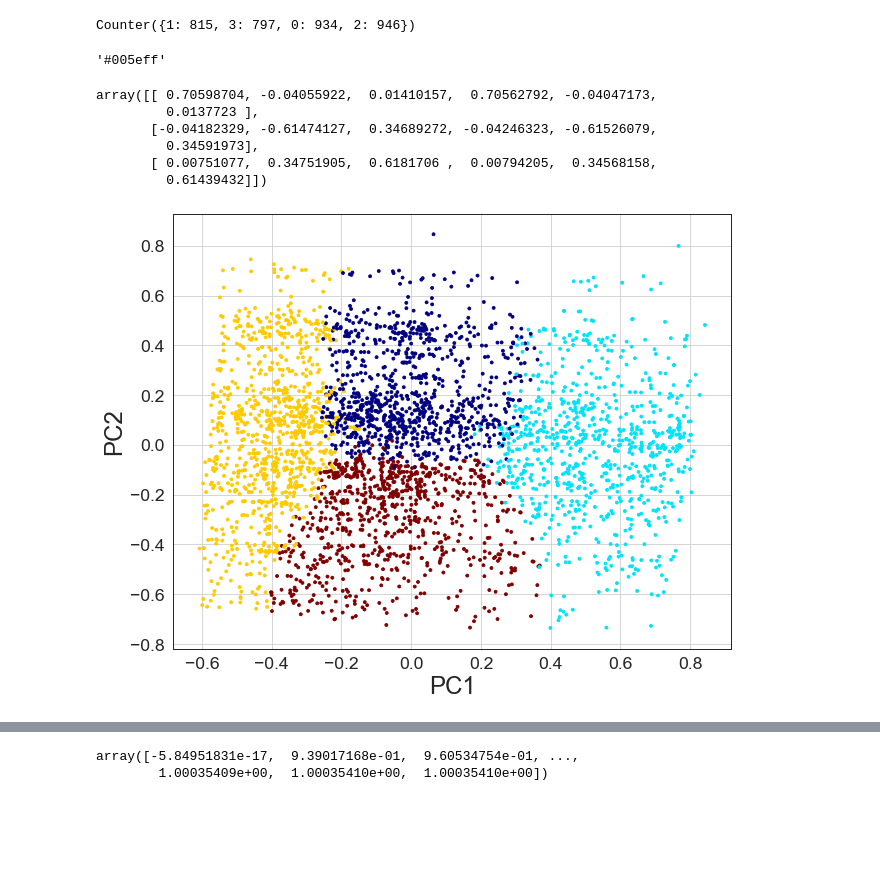
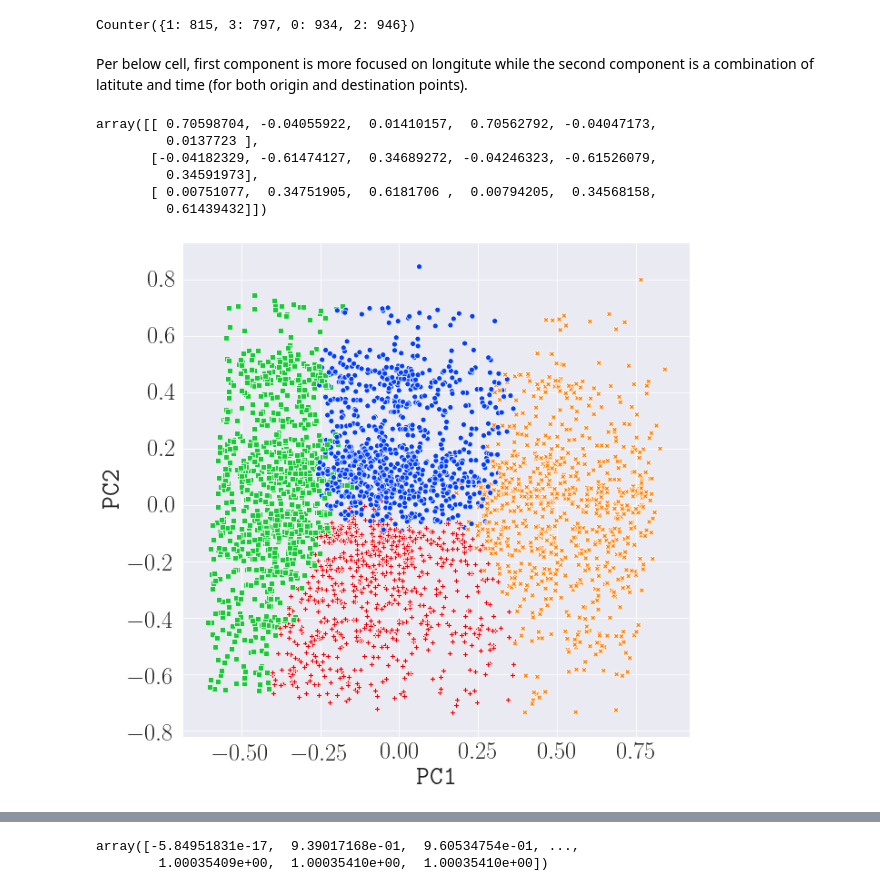
Before and after one commit to rzbhk/playing_with_matches, a Jupyter notebook: notebooks/similarity_trip_clustering_OD_V2.ipynb, the cells around one changed output, grey strips where cells are left out. Saved outputs shown, nothing was run; the diff lists cells and outputs as text; code cells hidden in the pictures; blank space fills up the shorter version.

Commit message:
clustering figures ready with latex style

```diff
--- a/notebooks/similarity_trip_clustering_OD_V2.ipynb
+++ b/notebooks/similarity_trip_clustering_OD_V2.ipynb
@@ -248,3 +206 @@ sim_matrix = pairwise_distances(sampleODdf,metric=get_trip_similarity_wgm,n_jobs
-# %%
-sim_matrix = pd.read_parquet(os.path.join(data_path_base, 'sim_matrix_scaled_frac0.02.parquet'))
 # %%
@@ -270,7 +220,3 @@ array([[1.        , 0.67400516, 0.7170134 , ..., 0.83171215, 0.77448476,
-# %%
-cyc_colors = plt.rcParams['axes.prop_cycle'].by_key()['color']
-# %%
-matplotlib.rcParams.update({'font.size': 20,'xtick.labelsize':30,'ytick.labelsize':30})
 # %% [markdown]
 -------
 # %% [markdown]
@@ -328,9 +267,9 @@ cmap = plt.cm.get_cmap('jet', 24)
 # %%
-mpl.colors.to_hex(cmap(5))
+# mpl.colors.to_hex(cmap(5))
-# %% [output]
-'#005eff'
 # %%
-mpl.rcParams['font.family'] = 'sans-serif'
+# mpl.rcParams['font.family'] = 'sans-serif'
+# %% [markdown]
+Per below cell, first component is more focused on longitute while the second component is a combination of latitute and time (for both origin and destination points).
 # %%
 pca_obj.components_
 # %% [output]
@@ -341,15 +280,23 @@ array([[ 0.70598704, -0.04055922,  0.01410157,  0.70562792, -0.04047173,
        [ 0.00751077,  0.34751905,  0.6181706 ,  0.00794205,  0.34568158,
          0.61439432]])
 # %%
-plt.figure(figsize=(10,8))
-plt.scatter(pca_projection[:,0],pca_projection[:,1],s=9,c=spc_obj.labels_,cmap = cmap)
+plt.figure(figsize=(10,10))
+sns.scatterplot(pca_projection[:,0],
+                pca_projection[:,1],
+                s=36,
+                alpha=1,
+                hue_order=[0,1,2,3],
+                hue=spc_obj.labels_,
+                style=spc_obj.labels_,
+                style_order = [0,1,2,3],
+                legend=False,
+                palette=sns.color_palette('bright')[:4])
 ax = plt.gca()
-ax.set_xlabel("PC1",fontsize=24)
-ax.set_ylabel("PC2",fontsize=24)
-plt.grid()
+ax.set_xlabel("PC1")
+ax.set_ylabel("PC2")
 plt.show()
 # %% [output]
-[figure, old version]
+[figure, new version]
 # %%
 from sklearn.manifold import spectral_embedding
 # %%
```
Also changed, not shown: parts of 74 cells of this notebook.
